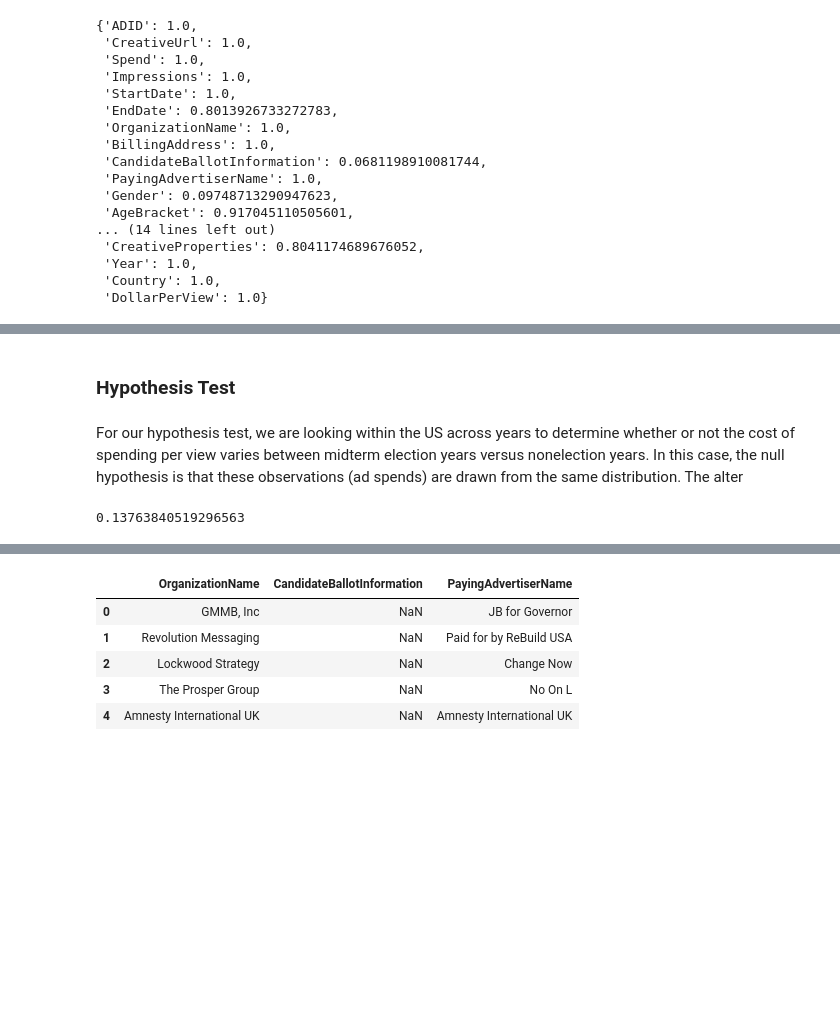
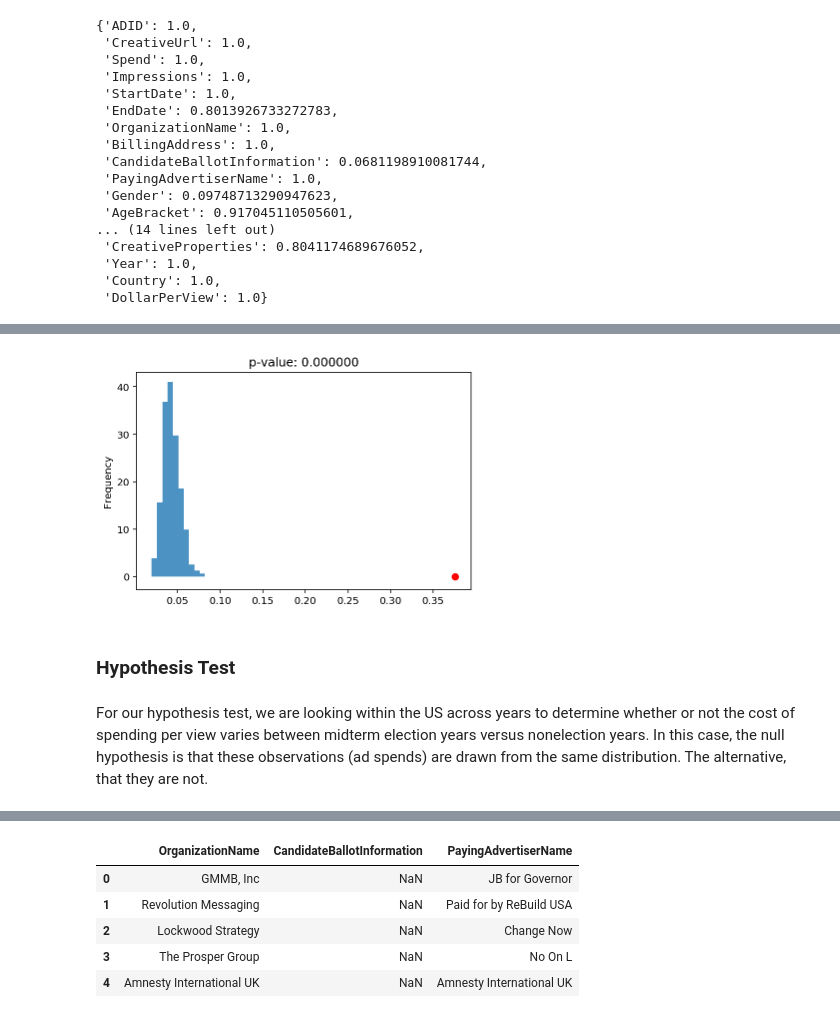
Before and after one commit to Camicam311/sc-political, a Jupyter notebook: ads.ipynb, the cells around one changed output, grey strips where cells are left out. Saved outputs shown, nothing was run; the diff lists cells and outputs as text; code cells hidden in the pictures; blank space fills up the shorter version.

```diff
--- a/ads.ipynb
+++ b/ads.ipynb
@@ -129,11 +211,54 @@ props
+# %%
+df = catted_df.assign(**{"SegMissing": catted_df["Segments"].isnull()})[["SegMissing", "CountryCode"]]
+# %%
+n_repetitions = 500
+
+tvds = []
+for _ in range(n_repetitions):
+
+    # shuffle the CountryCode column
+    shuffled_col = (
+        df['CountryCode']
+        .sample(replace=False, frac=1)
+        .reset_index(drop=True)
+    )
+
+    # put them in a table
+    shuffled = (
+        df
+        .assign(**{
+            'CountryCode': shuffled_col
+        })
+    )
+
+    # compute the tvd
+    shuffled = (
+        shuffled
+        .pivot_table(index='SegMissing', columns='CountryCode', aggfunc='size')
+        .apply(lambda x:x / x.sum(), axis=1)
+    )
+
+    tvd = shuffled.diff().iloc[-1].abs().sum() / 2
+    # add it to the list of results
+
+    tvds.append(tvd)
+# %%
+distr = (
+    df
+    .pivot_table(index='SegMissing', columns='CountryCode', aggfunc='size')
+    .apply(lambda x:x / x.sum(), axis=1)
+)
+obs = distr.diff().iloc[-1].abs().sum() / 2
+#Calculate the observed test stat
+pval = np.mean(tvds > obs)
+pd.Series(tvds).plot(kind='hist', density=True, alpha=0.8, title='p-value: %f' % pval)
+plt.scatter(obs, 0, color='red', s=40);
+# %% [output]
+[figure, added]
 # %% [markdown]
 ### Hypothesis Test
 # %% [markdown]
-For our hypothesis test, we are looking within the US across years to determine whether or not the cost of spending per view varies between midterm election years versus nonelection years. In this case, the null hypothesis is that these observations (ad spends) are drawn from the same distribution. The alter
+For our hypothesis test, we are looking within the US across years to determine whether or not the cost of spending per view varies between midterm election years versus nonelection years. In this case, the null hypothesis is that these observations (ad spends) are drawn from the same distribution. The alternative, that they are not.
 # %%
-from scipy.stats import ks_2samp
+us_df = catted_df.query("Country == 'US'")
 us_df = us_df.assign(**{"ElectionYear":us_df["Year"].apply(lambda x: True if x == 18 else False)})
-oks, _ = ks_2samp(us_df.loc[us_df["ElectionYear"], "DollarPerView"], us_df.loc[~us_df["ElectionYear"], "DollarPerView"])
-oks
-# %% [output]
-0.13763840519296563
```
Also changed, not shown: parts of 13 cells of this notebook.
